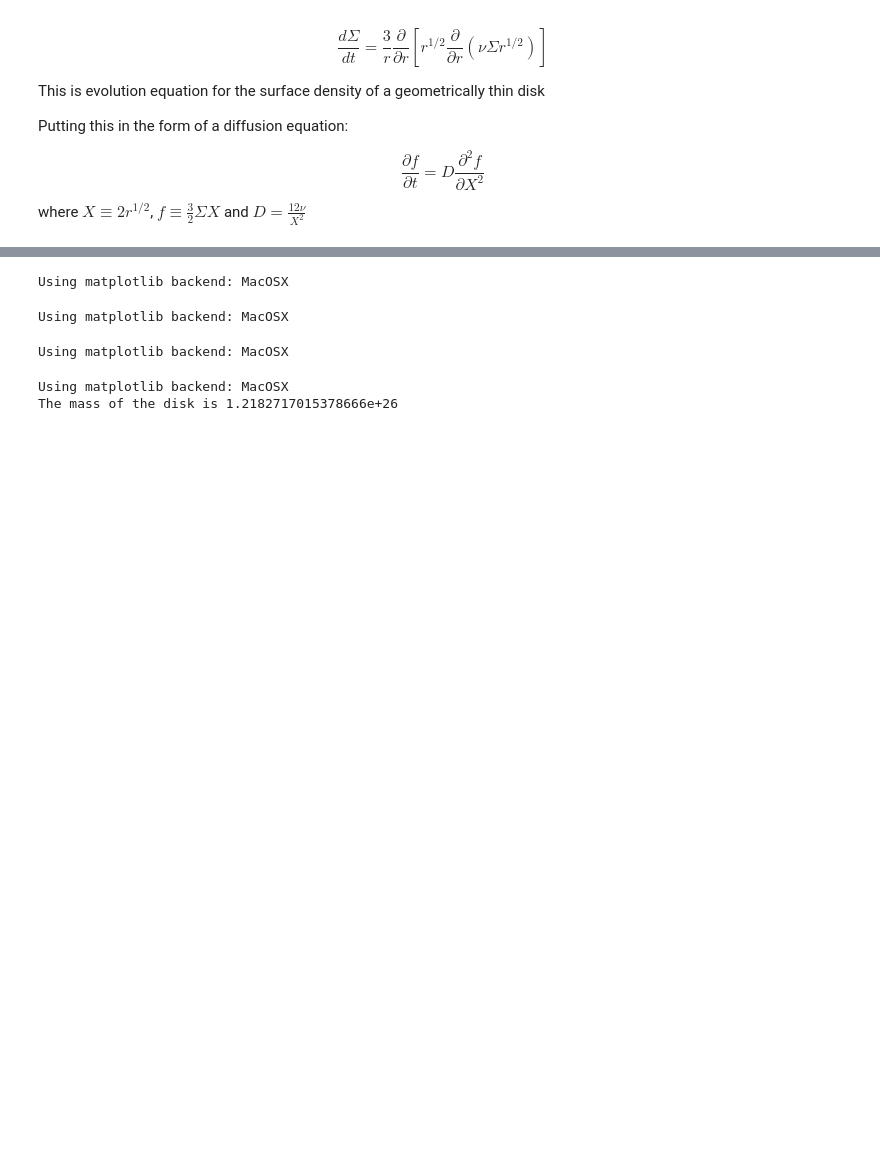
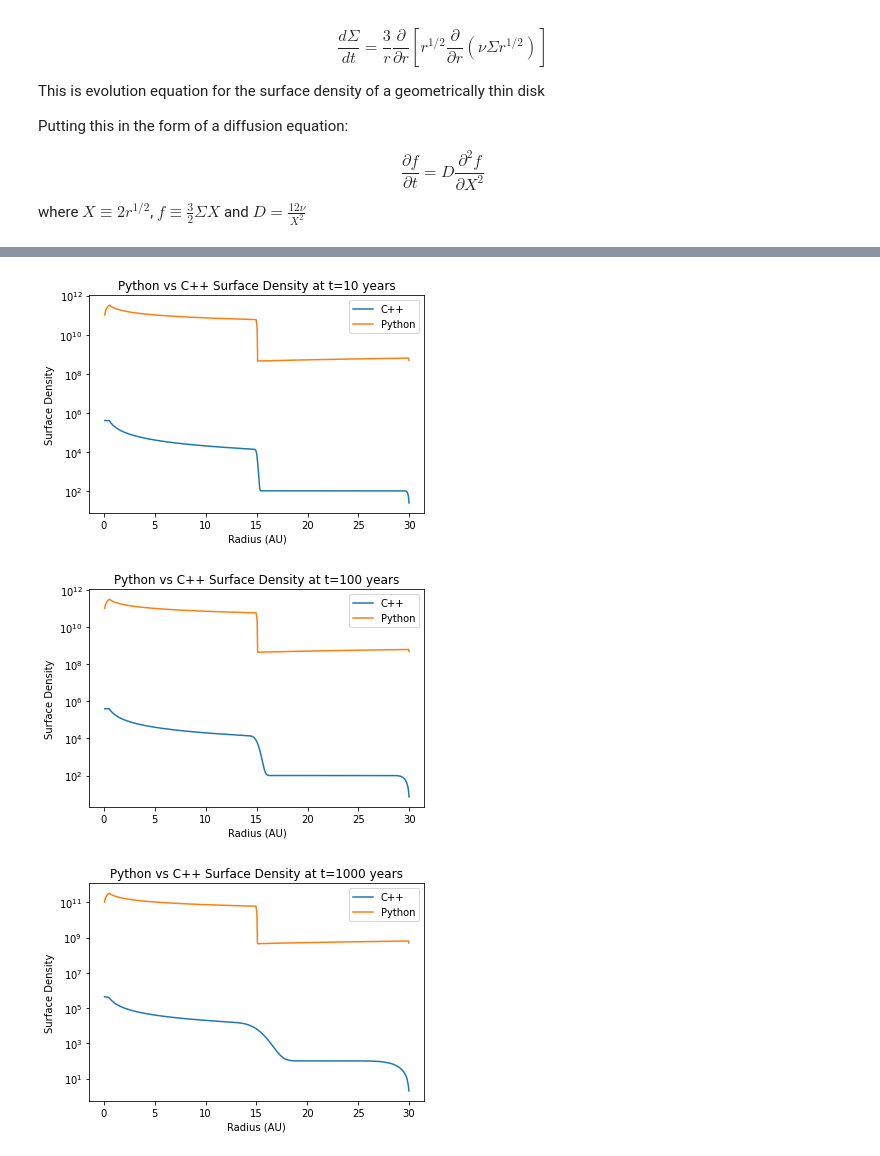
Before and after one commit to rohaniyerr/surf_2021, a Jupyter notebook: diffusion_model.ipynb, the cells around one changed output, grey strips where cells are left out. Cells and saved outputs as stored; diff of their text form; code cells hidden in the pictures; blank space fills up the shorter version.

```diff
--- a/diffusion_model.ipynb
+++ b/diffusion_model.ipynb
@@ -69,12 +76,13 @@ Mdot = 10**-7/yrs2sec#accretion rate in solar mass/sec
 # %%
 #Temporal discretization
-
-dt = 0.5 * yrs2sec #timestep
-final_time = 10*yrs2sec #total diffusion time in seconds
+max_years = 1000
+dyr = 1
+dt = dyr * yrs2sec #timestep
+final_time = max_years*yrs2sec #total diffusion time in seconds
 # %%
 #Spacial discretization
 
-n = 100; #number of steps / number of points to plot
+n = 600 #number of steps / number of points to plot
 dr = distance/n #distance between each spacial step
 # %%
 #Plotting axes
@@ -220,17 +248,0 @@ def plot_temp_evol():
-# %%
-plot_sigma_evol(f, alpha2)
-# %% [output]
-Using matplotlib backend: MacOSX
-# %%
-plot_press_evol(f, alpha2)
-# %% [output]
-Using matplotlib backend: MacOSX
-# %%
-plot_temp_evol()
-# %% [output]
-Using matplotlib backend: MacOSX
-# %%
-plot_mass_evol(f, alpha2)
-# %% [output]
-Using matplotlib backend: MacOSX
-The mass of the disk is 1.2182717015378666e+26
@@ -236,0 +252,20 @@ The mass of the disk is 1.2182717015378666e+26
+# %%
+#Compare C++ code to Python code
+telapsed = [10, 100, 1000]
+count = 0
+for time in telapsed:
+    df = pd.read_csv('case/radial_' + str(time) + '.txt', delimiter='\t', header=None)
+    sigma_c = df[1].to_numpy().astype(np.int)
+    sigma_py = calc_sigma_evol(f, alpha2, time)
+    plt.title(f'Python vs C++ Surface Density at t={time} years')
+    plt.xlabel('Radius (AU)')
+    plt.ylabel('Surface Density')
+    plt.yscale('log')
+    plt.plot(x/AU, sigma_c, label='C++')
+    plt.plot(x/AU, sigma_py, label='Python')
+    plt.legend()
+    plt.show()
+# %% [output]
+[figure, added]
+[figure, added]
+[figure, added]
```
Also changed, not shown: parts of 22 cells of this notebook.
